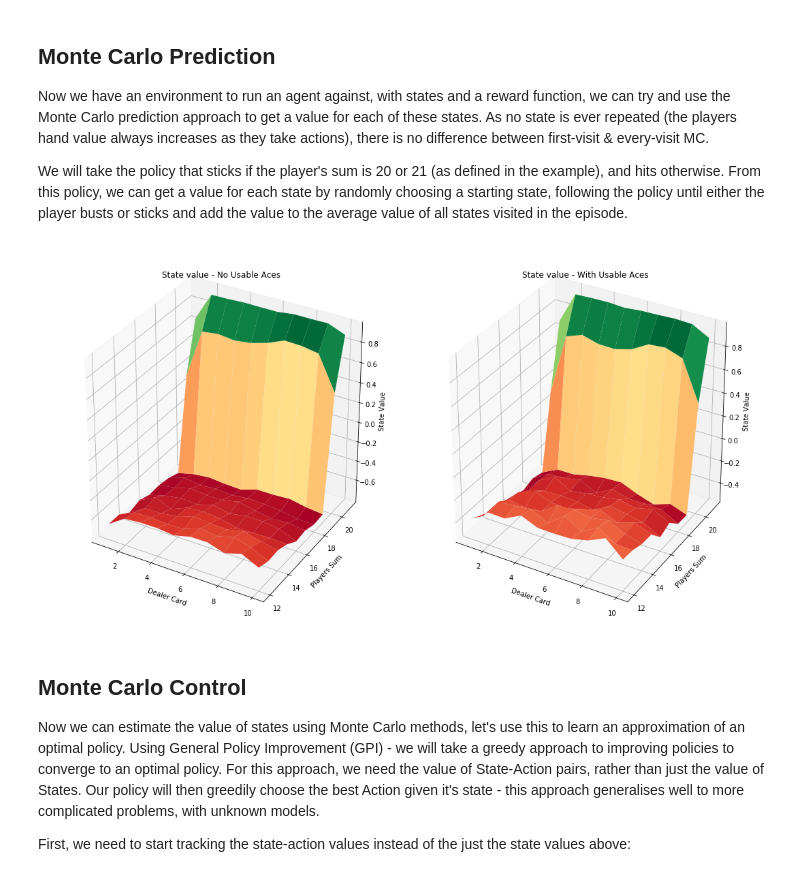
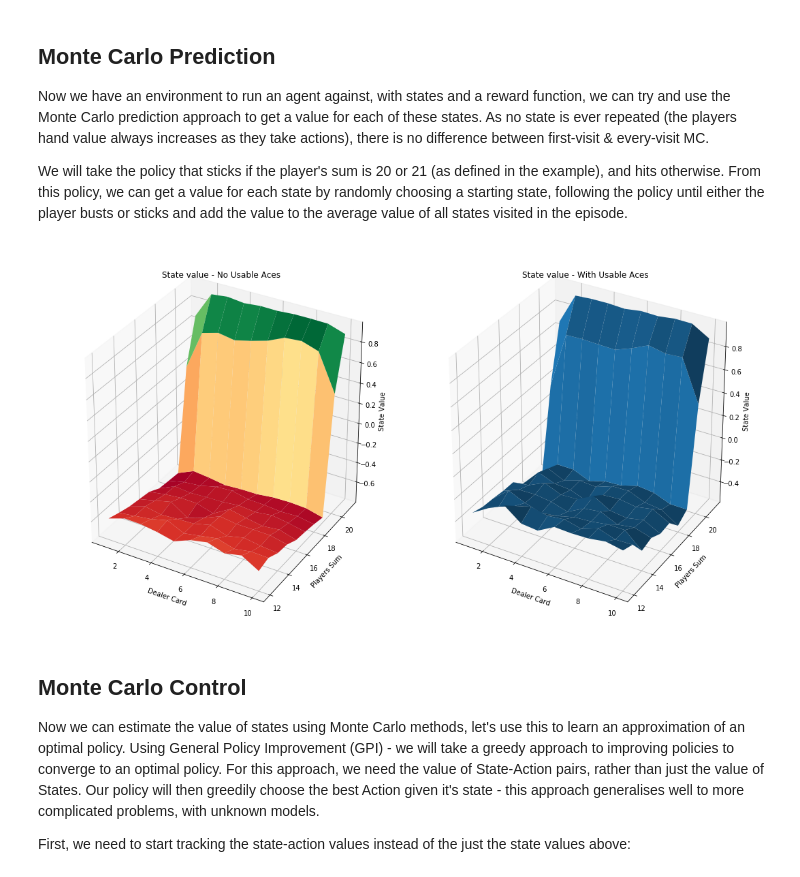
Before and after one commit to krithel/reinforcement-learning-training, a Jupyter notebook: monte-carlo/base-monte-carlo.ipynb, the cells around one changed output. Saved outputs shown, nothing was run; the diff lists cells and outputs as text; code cells hidden in the pictures.

```diff
--- a/monte-carlo/base-monte-carlo.ipynb
+++ b/monte-carlo/base-monte-carlo.ipynb
@@ -21,11 +21,11 @@ def draw_card():
 # and whether the player has a usable Ace (an Ace that could be either 1 or 11)
 class State:
 
-    def __init__(self, dealer_card: int, player_value: int, usable_ace: bool):
+    def __init__(self, dealer_card: int, player_value: int, usable_ace: bool, cards = 2):
         self.dealer_card = dealer_card
         self.player_value = player_value
         self.usable_ace = usable_ace
-        self.is_natural = player_value == 21
+        self.cards = cards
 
     # Add a card to the players value. There are a couple of special cases we need to handle:
     #  - If the player value goes over 21, and the player has a usable ace, we use it to reduce
@@ -34,9 +34,8 @@ class State:
     # We will return a new instance of State which indicates the state we have moved to with
     # the action
     def hit(self):
-
         card = draw_card()
-        new_state = State(self.dealer_card, self.player_value, self.usable_ace)
+        new_state = State(self.dealer_card, self.player_value, self.usable_ace, self.cards + 1)
 
         # For an Ace, either add it as an 11 with the usable ace flag set
         # or add it as just a 1
@@ -61,6 +60,9 @@ class State:
     def is_bust(self):
         return self.player_value > 21
 
+    def is_natural(self):
+        return self.cards == 2 and self.player_value == 21
+
     # Add a hash function so we can use the class as a key for a dict
     def __hash__(self):
         return hash("{0}:{1}:{2}".format(self.dealer_card, self.player_value, self.usable_ace))
@@ -119,7 +121,7 @@ def get_player_reward(state):
     if state.player_value > 21:
         return LOSS
 
-    if state.is_natural:
+    if state.is_natural():
         # If the player has a natural 21, then they draw if the dealer also
         # has a natural, otherwise the player wins
         if does_dealer_natural(state.dealer_card):
@@ -191,35 +193,35 @@ ax = fig.add_subplot(121, projection='3d')
 
 dealer_cards = np.arange(1, 11)
 player_values = np.arange(12, 22)
 reward_value = np.array([values[State(dealer_card, player_value, False)] for player_value in player_values for dealer_card in dealer_cards])
 
 X, Y = np.meshgrid(dealer_cards, player_values)
 Z = reward_value.reshape(X.shape)
 
 ax.plot_surface(X, Y, Z, cmap=cm.RdYlGn)
 
 ax.set_title("State value - No Usable Aces")
 ax.set_xlabel('Dealer Card')
 ax.set_ylabel('Players Sum')
 ax.set_zlabel('State Value')
 
 ax2 = fig.add_subplot(122, projection='3d')
 
 ace_reward_value = np.array([values[State(dealer_card, player_value, True)] for player_value in player_values for dealer_card in dealer_cards])
 
 Za = ace_reward_value.reshape(X.shape)
 
-ax2.plot_surface(X, Y, Za, cmap=cm.RdYlGn)
+ax2.plot_surface(X, Y, Za)
 
 ax2.set_title("State value - With Usable Aces")
 ax2.set_xlabel('Dealer Card')
 ax2.set_ylabel('Players Sum')
 ax2.set_zlabel('State Value')
 
 plt.tight_layout()
 plt.show()
 # %% [output]
-[figure, old version]
+[figure, new version]
 # %% [markdown]
 ## Monte Carlo Control
 
```
Also changed, not shown: parts of 3 cells of this notebook.
